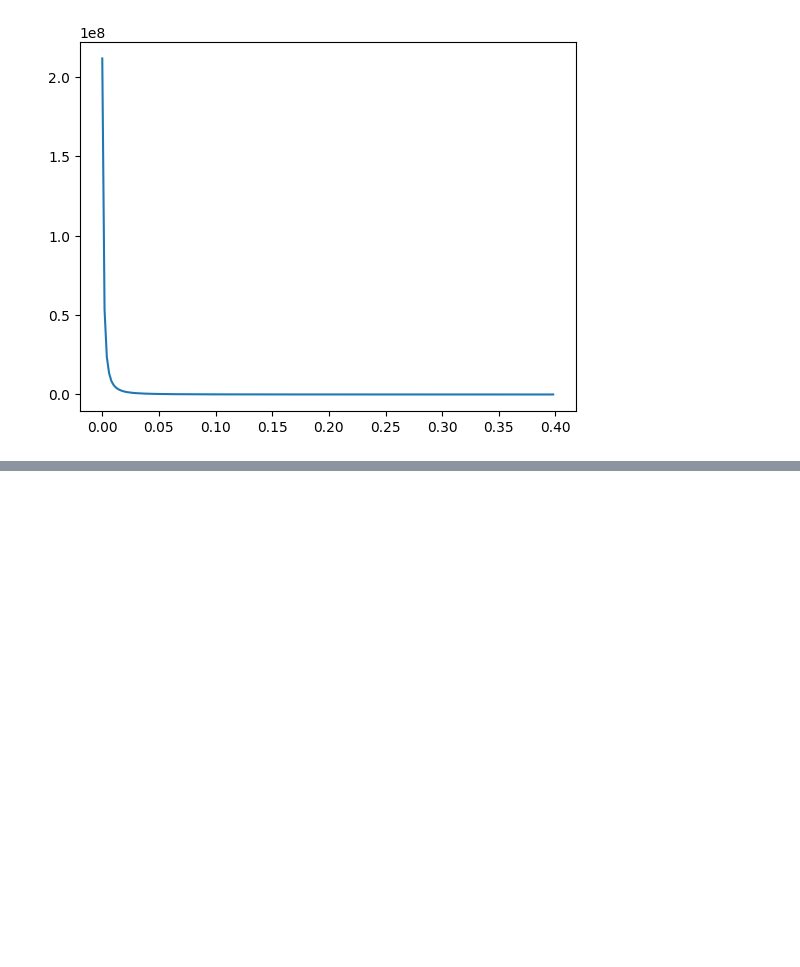
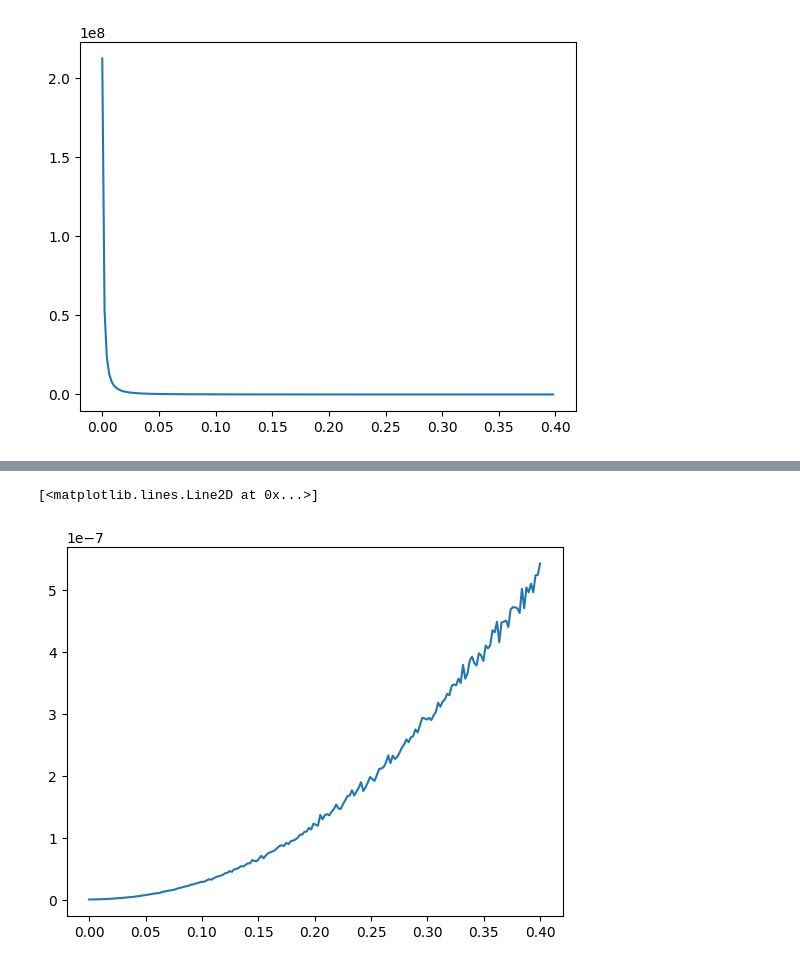
Before and after one commit to seafontes/listas, a Jupyter notebook: stochastic_mechanics/asymmetry.ipynb, the cells around one changed output, grey strips where cells are left out. Saved outputs shown, nothing was run; the diff lists cells and outputs as text; code cells hidden in the pictures; blank space fills up the shorter version.

```diff
--- a/stochastic_mechanics/asymmetry.ipynb
+++ b/stochastic_mechanics/asymmetry.ipynb
@@ -189,0 +225,5 @@ ani  # <-- displays the animation in notebooks
+# %%
+plt.plot(sigmas,var_array)
+# %% [output]
+[<matplotlib.lines.Line2D at 0x...>]
+[figure, added]
```
Also changed, not shown: parts of 10 cells of this notebook.
